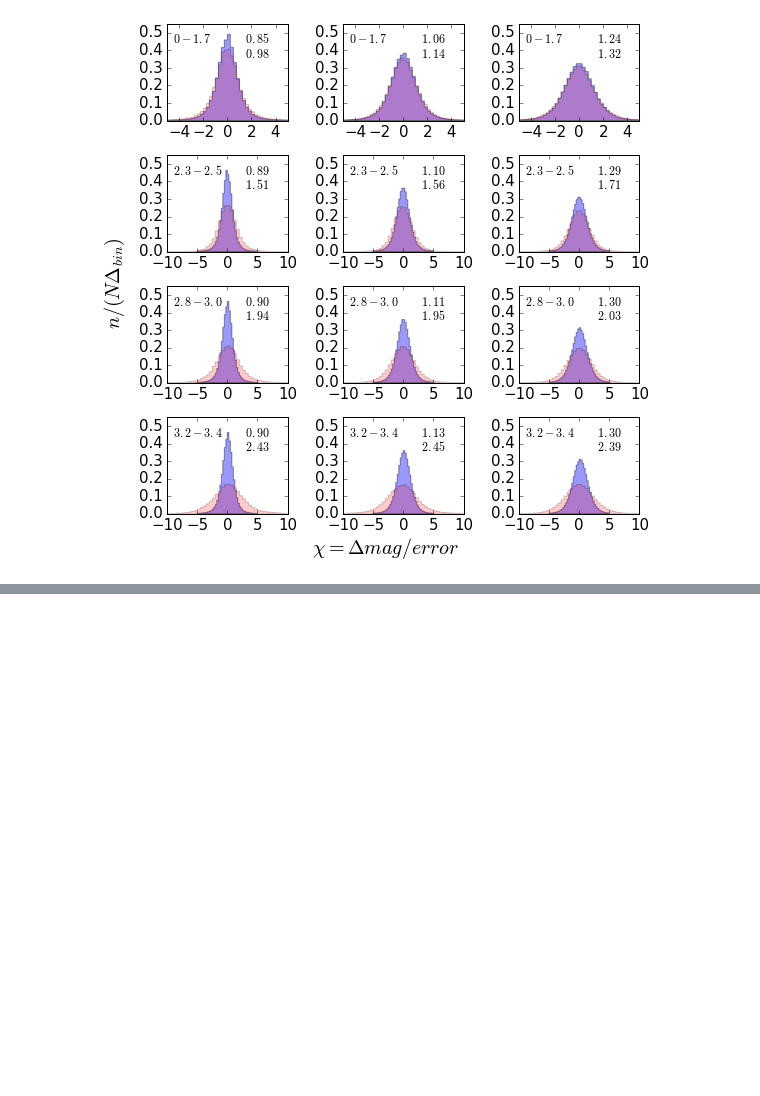
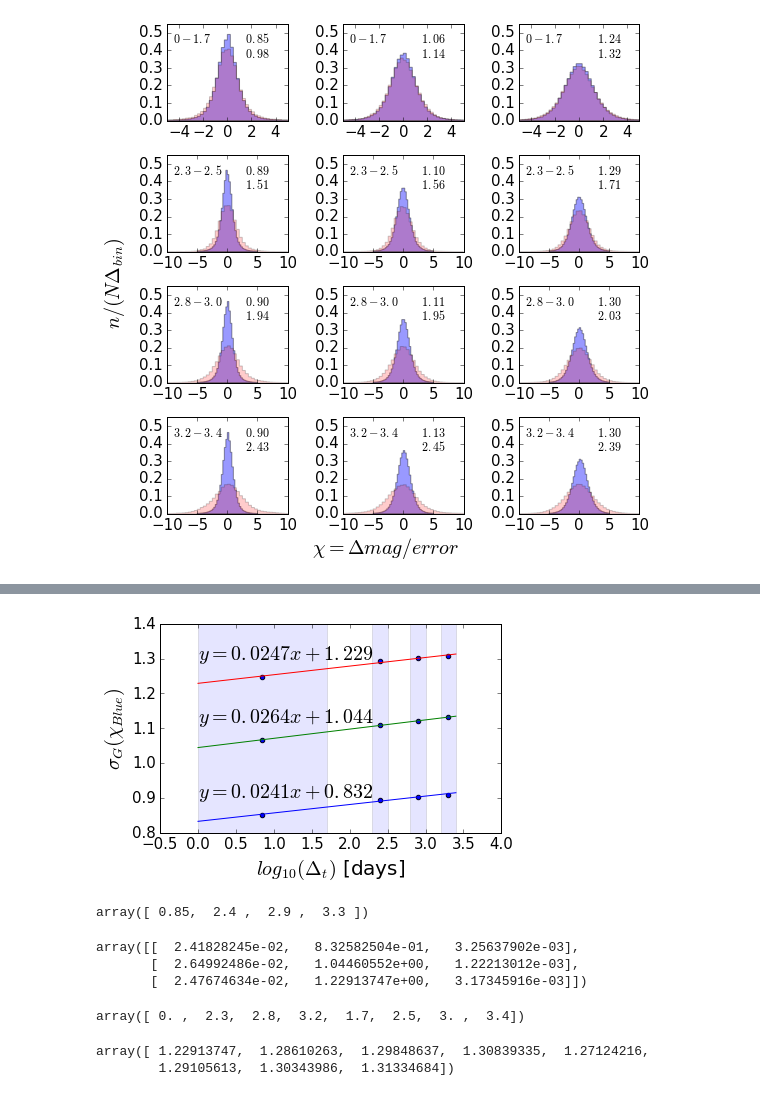
Before and after one commit to suberlak/CRTS_PROJECT, a Jupyter notebook: E_Fig_3_histogram_panels.ipynb, the cells around one changed output, grey strips where cells are left out. Cells and saved outputs as stored; diff of their text form; code cells hidden in the pictures; blank space fills up the shorter version.

```diff
--- a/E_Fig_3_histogram_panels.ipynb
+++ b/E_Fig_3_histogram_panels.ipynb
@@ -310,0 +326,38 @@ np.savetxt(outDir+'SigmaG_chi_-StarsB.txt',store_fc_starB, header='0-1.7  2.3-2.
+# %%
+def func(x, a, b):
+    return a * x + b
+
+from scipy.optimize import curve_fit
+# popt is func(x, popt*)
+
+fig,ax = plt.subplots()
+
+aCoeffArr = np.zeros(len(Min_arr))
+bCoeffArr =np.zeros(len(Min_arr))
+stdArr = np.zeros(len(Min_arr))
+colors = ['']
+for i in range(len(Min_arr)):
+    tau_cen = (np.array(tau_max_arr) + np.array(tau_min_arr)) / 2.0
+    popt, pcov = curve_fit(func, tau_cen, store_fc_starB[i,:])
+    a,b = popt[0], popt[1]
+    aCoeffArr[i] = a
+    bCoeffArr[i] = b
+
+    x = np.sort(np.append(np.array(tau_min_arr), tau_max_arr)) #np.linspace(tau_min_arr[0], tau_min_arr[-1])
+    y = a * x + b
+    std = np.std(a * np.array(tau_cen)  - store_fc_starB[i,:] )
+    stdArr[i] = std
+    ax.plot(x,y)
+    ax.scatter(tau_cen, store_fc_starB[i,:])
+    ax.text(x=0, y=store_fc_starB[i,0]+0.05,  s=r'$y='+str(a)[:6]+'x + '+str(b)[:5]+'$ ', fontsize=20)
+
+for j in range(len(tau_min_arr)):
+    ax.fill_between(x=[tau_min_arr[j],tau_max_arr[j]],y1=[0.8,0.8],y2=[1.4,1.4],alpha=0.1)
+
+ax.set_ylim(0.8,1.4)
+ax.set_xlabel(r'$log_{10} (\Delta _{t})$ [days]',fontsize=20)
+ax.set_ylabel(r'$\sigma_{G}(\chi_{Blue})$',fontsize=20)
+plt.tight_layout()
+plt.savefig(outDir + 'Blue_Stars_coefficients.png')
+# %% [output]
+[figure, added]
@@ -310,0 +368,19 @@ np.savetxt(outDir+'SigmaG_chi_-StarsB.txt',store_fc_starB, header='0-1.7  2.3-2.
+# %%
+tau_cen
+# %% [output]
+array([ 0.85,  2.4 ,  2.9 ,  3.3 ])
+# %%
+data
+# %% [output]
+array([[  2.41828245e-02,   8.32582504e-01,   3.25637902e-03],
+       [  2.64992486e-02,   1.04460552e+00,   1.22213012e-03],
+       [  2.47674634e-02,   1.22913747e+00,   3.17345916e-03]])
+# %%
+x
+# %% [output]
+array([ 0. ,  2.3,  2.8,  3.2,  1.7,  2.5,  3. ,  3.4])
+# %%
+y
+# %% [output]
+array([ 1.22913747,  1.28610263,  1.29848637,  1.30839335,  1.27124216,
+        1.29105613,  1.30343986,  1.31334684])
```
Also changed, not shown: parts of 6 cells of this notebook, 2 other files.
